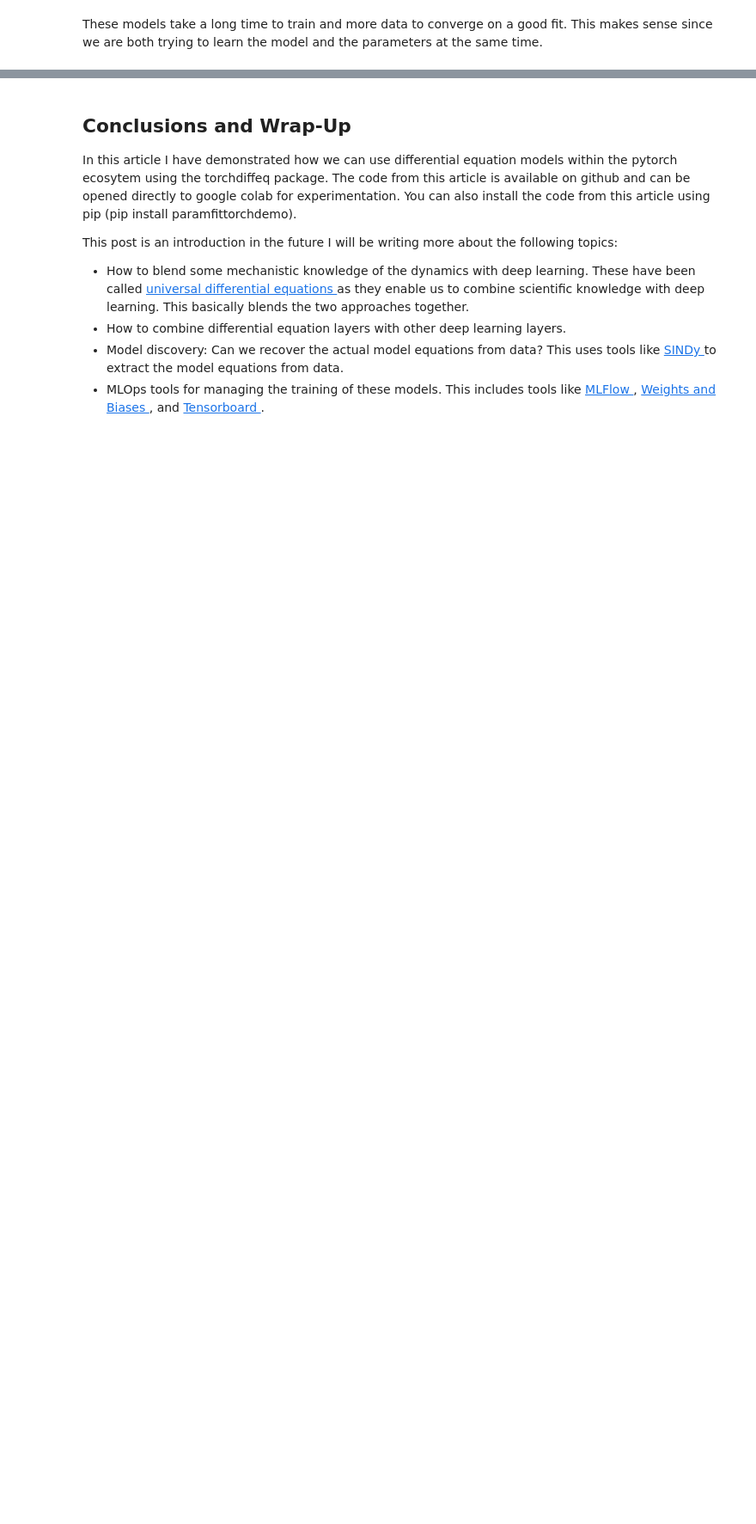
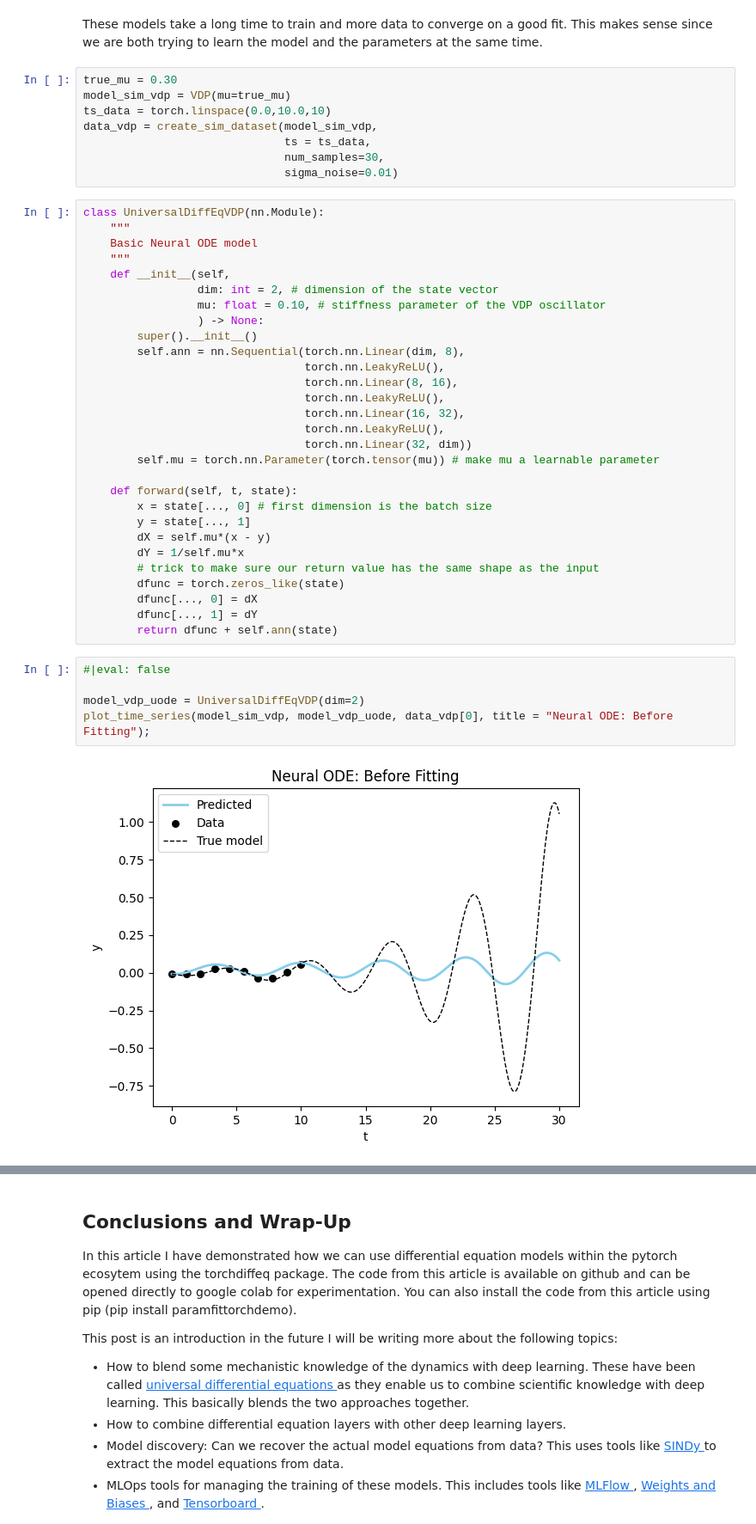
Before and after one commit to khannay/paramfittorchdemo, a Jupyter notebook: nbs/00_training.ipynb, the cells around one changed output, grey strips where cells are left out. Shown at 86% size. Drawn from its saved outputs; the diff is of its cells as text; blank space fills up the shorter version.

Commit message:
update to add some universal ode stuff, just a start

```diff
--- a/nbs/00_training.ipynb
+++ b/nbs/00_training.ipynb
@@ -748,3 +748,47 @@ plot_phase_plane(model_sim_vdp, model_vdp_nde, data_vdp[0], title = "Neural ODE
 [figure]
 # %% [markdown]
 These models take a long time to train and more data to converge on a good fit. This makes sense since we are both trying to learn the model and the parameters at the same time.
+# %%
+true_mu = 0.30
+model_sim_vdp = VDP(mu=true_mu)
+ts_data = torch.linspace(0.0,10.0,10)
+data_vdp = create_sim_dataset(model_sim_vdp,
+                              ts = ts_data,
+                              num_samples=30,
+                              sigma_noise=0.01)
+# %%
+class UniversalDiffEqVDP(nn.Module):
+    """
+    Basic Neural ODE model
+    """
+    def __init__(self,
+                 dim: int = 2, # dimension of the state vector
+                 mu: float = 0.10, # stiffness parameter of the VDP oscillator
+                 ) -> None:
+        super().__init__()
+        self.ann = nn.Sequential(torch.nn.Linear(dim, 8),
+                                 torch.nn.LeakyReLU(),
+                                 torch.nn.Linear(8, 16),
+                                 torch.nn.LeakyReLU(),
+                                 torch.nn.Linear(16, 32),
+                                 torch.nn.LeakyReLU(),
+                                 torch.nn.Linear(32, dim))
+        self.mu = torch.nn.Parameter(torch.tensor(mu)) # make mu a learnable parameter
+
+    def forward(self, t, state):
+        x = state[..., 0] # first dimension is the batch size
+        y = state[..., 1]
+        dX = self.mu*(x - y)
+        dY = 1/self.mu*x
+        # trick to make sure our return value has the same shape as the input
+        dfunc = torch.zeros_like(state)
+        dfunc[..., 0] = dX
+        dfunc[..., 1] = dY
+        return dfunc + self.ann(state)
+# %%
+#|eval: false
+
+model_vdp_uode = UniversalDiffEqVDP(dim=2)
+plot_time_series(model_sim_vdp, model_vdp_uode, data_vdp[0], title = "Neural ODE: Before Fitting");
+# %% [output]
+[figure, added]
```
Also changed, not shown: parts of 19 cells of this notebook.
